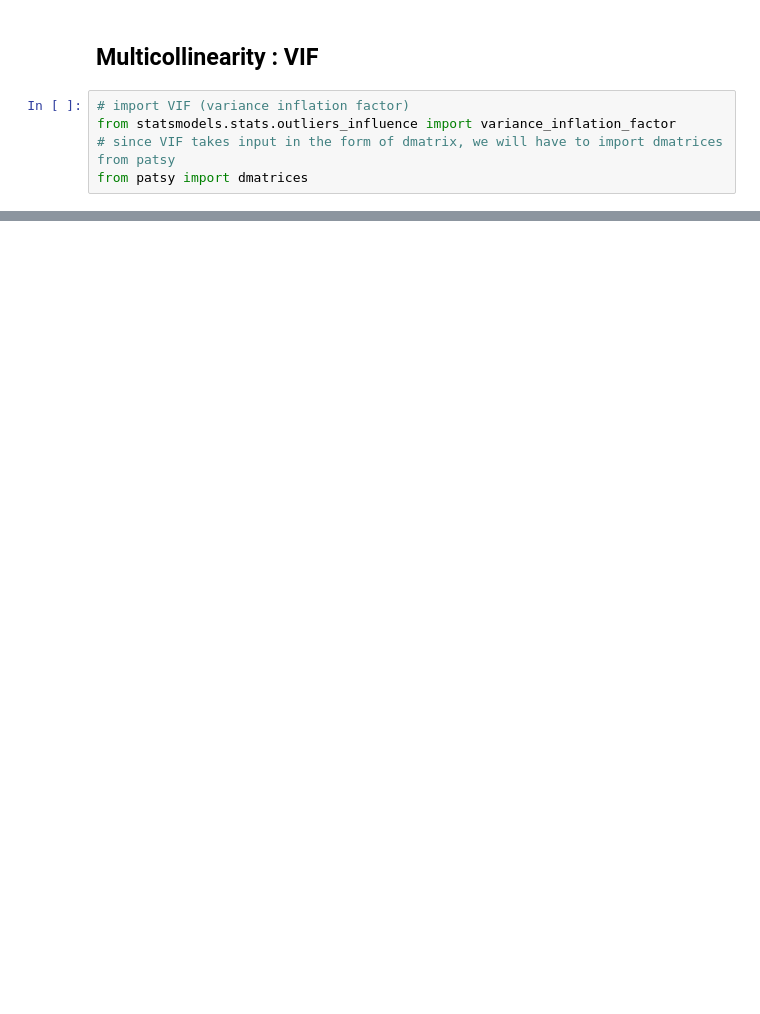
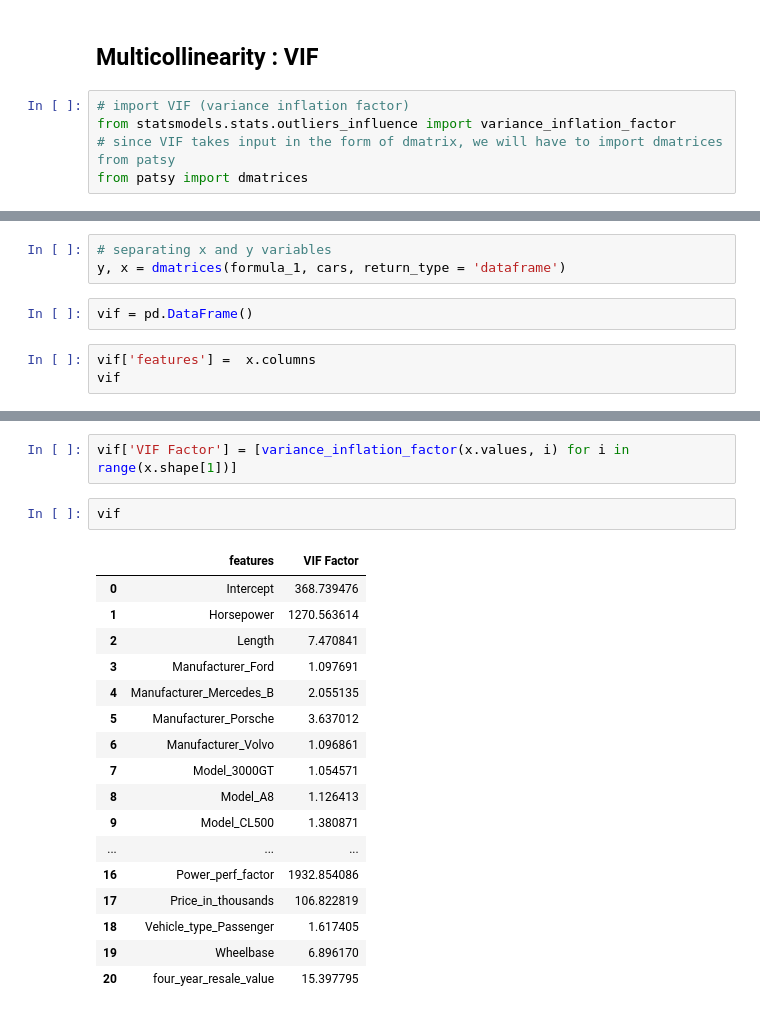
Before and after one commit to kroopeshrajput/Linear_regression_OLS_Car_sales, a Jupyter notebook: OLS Car sales.ipynb, the cells around one changed output, grey strips where cells are left out. Cells and saved outputs as stored; diff of their text form; blank space fills up the shorter version.

```diff
--- a/OLS Car sales.ipynb
+++ b/OLS Car sales.ipynb
@@ -433,0 +430,8 @@ smf.ols
+# %%
+# separating x and y variables
+y, x = dmatrices(formula_1, cars, return_type = 'dataframe')
+# %%
+vif = pd.DataFrame()
+# %%
+vif['features'] =  x.columns
+vif
@@ -433,0 +476,22 @@ smf.ols
+# %%
+vif['VIF Factor'] = [variance_inflation_factor(x.values, i) for i in range(x.shape[1])]
+# %%
+vif
+# %% [output]
+|  | features | VIF Factor |
+| 0 | Intercept | 368.739476 |
+| 1 | Horsepower | 1270.563614 |
+| 2 | Length | 7.470841 |
+| 3 | Manufacturer_Ford | 1.097691 |
+| 4 | Manufacturer_Mercedes_B | 2.055135 |
+| 5 | Manufacturer_Porsche | 3.637012 |
+| 6 | Manufacturer_Volvo | 1.096861 |
+| 7 | Model_3000GT | 1.054571 |
+| 8 | Model_A8 | 1.126413 |
+| 9 | Model_CL500 | 1.380871 |
+| ... | ... | ... |
+| 16 | Power_perf_factor | 1932.854086 |
+| 17 | Price_in_thousands | 106.822819 |
+| 18 | Vehicle_type_Passenger | 1.617405 |
+| 19 | Wheelbase | 6.896170 |
+| 20 | four_year_resale_value | 15.397795 |
```
Also changed, not shown: parts of 10 cells of this notebook.
